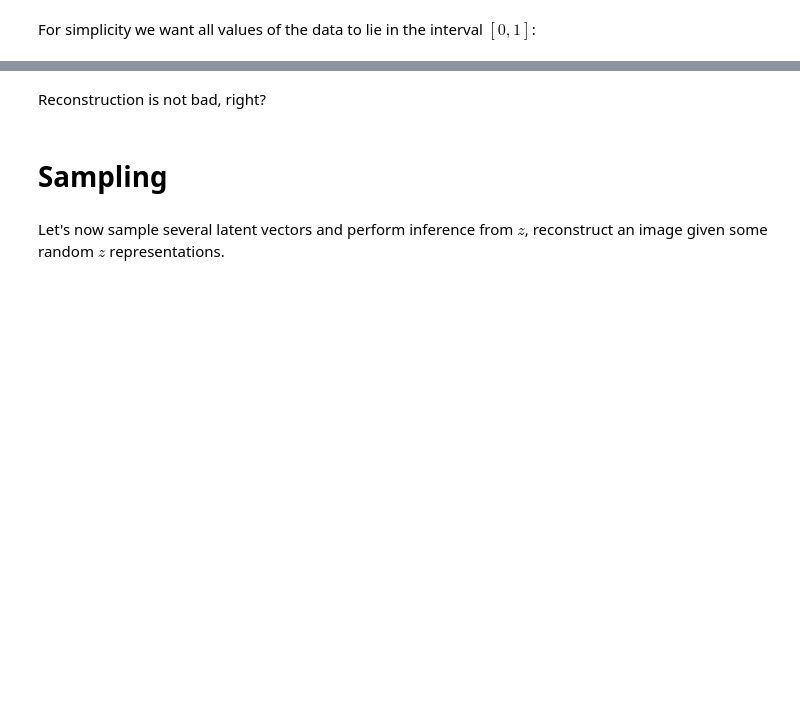
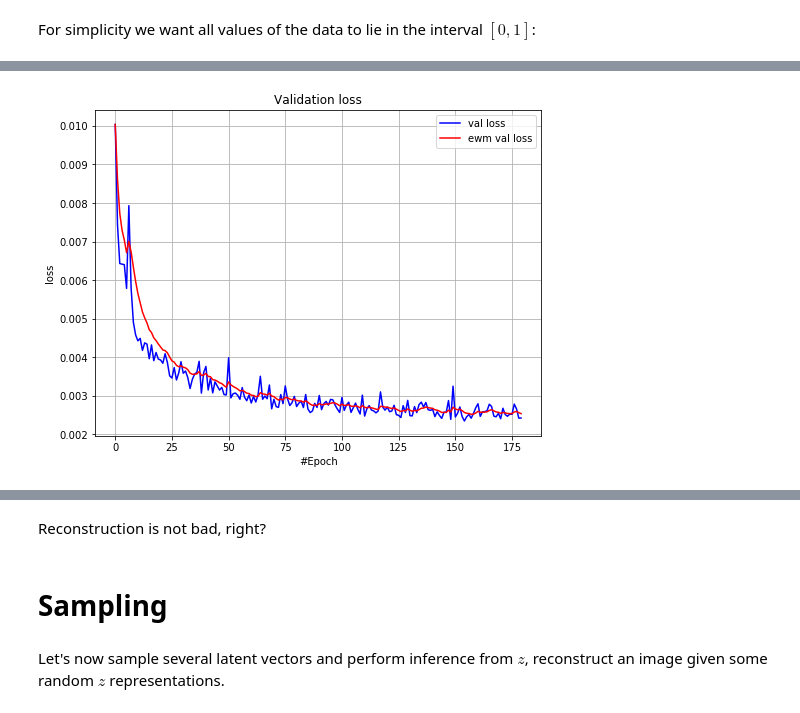
Before and after one commit to sampleskli18/Practical_DL, a Jupyter notebook: homework03/homework03_part2_vae.ipynb, the cells around one changed output, grey strips where cells are left out. Cells and saved outputs as stored; diff of their text form; code cells hidden in the pictures; blank space fills up the shorter version.

```diff
--- a/homework03/homework03_part2_vae.ipynb
+++ b/homework03/homework03_part2_vae.ipynb
@@ -104,0 +125,67 @@ optimizer = optim.Adam(autoencoder.parameters())
+# %%
+import time
+from pandas import ewma
+from IPython import display
+from sklearn.metrics import mean_squared_error
+
+num_epochs = 10
+
+train_loss = []
+val_loss = []
+# %%
+def compute_loss(X_batch, y_batch):
+    X_batch = Variable(X_batch).cuda()
+    y_batch = Variable(y_batch).cuda()
+    probs, _ = autoencoder(X_batch)
+    return F.mse_loss(probs, y_batch)
+# %%
+num_epochs = 30
+# %%
+# Train your autoencoder
+# Visualize progress in reconstruction and loss decay
+
+for epoch in range(num_epochs):
+    # In each epoch, we do a full pass over the training data:
+    start_time = time.time()
+    autoencoder.train(True) # enable dropout / batch_norm training behavior
+    loss_batch = []
+    for X_batch, _ in train_loader:
+        # train on batch
+        loss = compute_loss(X_batch, X_batch)
+        loss.backward()
+        opt.step()
+        opt.zero_grad()
+        loss_batch.append(loss.data.cpu().numpy()[0])
+    train_loss.append(np.mean(loss_batch))
+
+    autoencoder.train(False)
+
+    loss_batch = []
+    for X_batch, _ in val_loader:
+        probs, _ = autoencoder(Variable(X_batch, volatile=True).cuda())
+        x_pred = probs.data.cpu().numpy()
+        loss_batch.append(mean_squared_error(X_batch, x_pred))
+    val_loss.append(np.mean(loss_batch))
+
+
+    # Visualize
+    display.clear_output(wait=True)
+    plt.figure(figsize=(8, 6))
+    plt.title("Validation loss")
+    plt.xlabel("#Epoch")
+    plt.ylabel("loss")
+    plt.plot(val_loss, 'b',label='val loss')
+    plt.plot(ewma(np.array(val_loss), span=10),'r',label='ewm val loss')
+    plt.legend(loc='best')
+    plt.grid()
+    plt.show()
+
+    # Then we print the results for this epoch:
+    print("Epoch {} of {} took {:.3f}s".format(
+        epoch + 1, num_epochs, time.time() - start_time))
+    print("  training loss (in-iteration): \t{:.6f}".format(train_loss[-1]))
+#     print("  validation accuracy: \t\t\t{:.2f} %".format(
+#         np.mean(val_accuracy[-len(X_val) // batch_size :]) * 100))
+    print("  validation loss:\t\t{:.6f}".format(val_loss[-1]))
+# %% [output]
+[figure, added]
```
Also changed, not shown: parts of 25 cells of this notebook.
